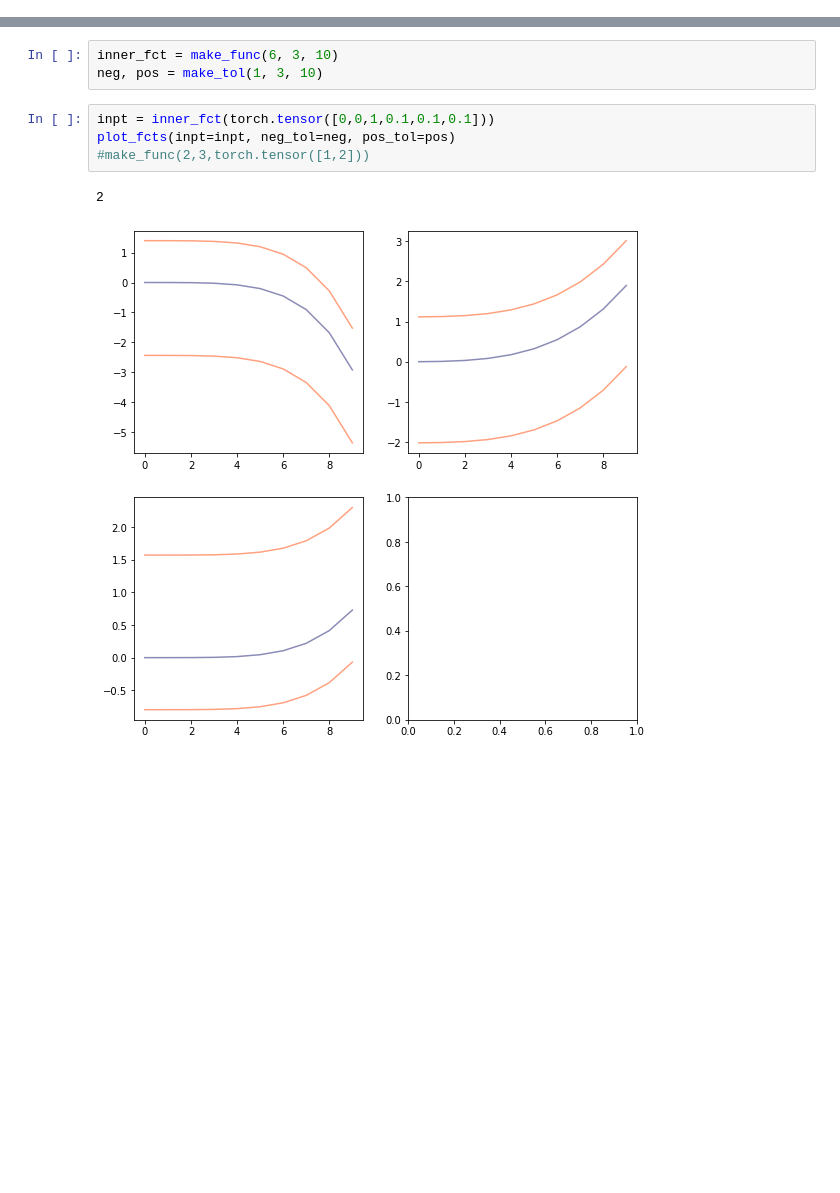
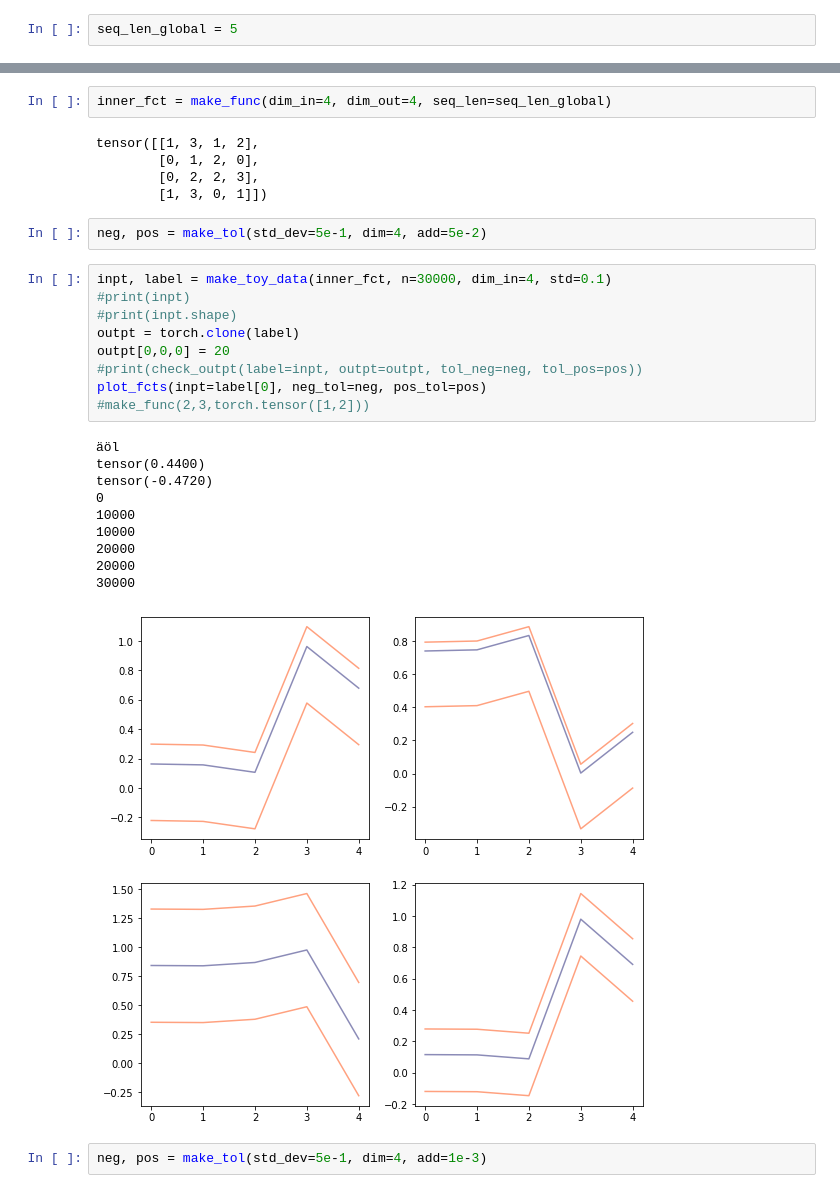
Before and after one commit to ReliableTree/metaworld, a Jupyter notebook: searchTest/toyEnvironment.ipynb, the cells around one changed output, grey strips where cells are left out. Cells and saved outputs as stored; diff of their text form; blank space fills up the shorter version.

```diff
--- a/searchTest/toyEnvironment.ipynb
+++ b/searchTest/toyEnvironment.ipynb
@@ -7 +14,3 @@ import numpy as np
+# %%
+seq_len_global = 5
 # %%
@@ -63,10 +121,31 @@ def plot_fcts(inpt, neg_tol, pos_tol):
-# %%
-inner_fct = make_func(6, 3, 10)
-neg, pos = make_tol(1, 3, 10)
+# %%
+inner_fct = make_func(dim_in=4, dim_out=4, seq_len=seq_len_global)
+# %% [output]
+tensor([[1, 3, 1, 2],
+        [0, 1, 2, 0],
+        [0, 2, 2, 3],
+        [1, 3, 0, 1]])
+# %%
+neg, pos = make_tol(std_dev=5e-1, dim=4, add=5e-2)
 # %%
-inpt = inner_fct(torch.tensor([0,0,1,0.1,0.1,0.1]))
-plot_fcts(inpt=inpt, neg_tol=neg, pos_tol=pos)
+inpt, label = make_toy_data(inner_fct, n=30000, dim_in=4, std=0.1)
+#print(inpt)
+#print(inpt.shape)
+outpt = torch.clone(label)
+outpt[0,0,0] = 20
+#print(check_outpt(label=inpt, outpt=outpt, tol_neg=neg, tol_pos=pos))
+plot_fcts(inpt=label[0], neg_tol=neg, pos_tol=pos)
 #make_func(2,3,torch.tensor([1,2]))
 # %% [output]
-2
+äöl
+tensor(0.4400)
+tensor(-0.4720)
+0
+10000
+10000
+20000
+20000
+30000
-[figure, old version]
+[figure, new version]
+# %%
+neg, pos = make_tol(std_dev=5e-1, dim=4, add=1e-3)
```
Also changed, not shown: parts of 14 cells of this notebook, 7 other files.
